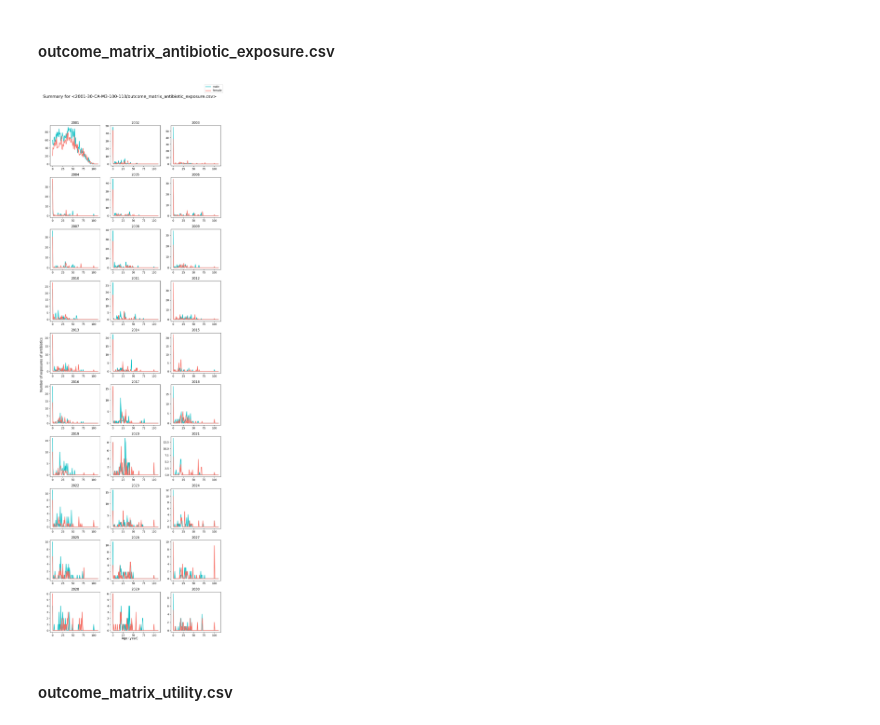
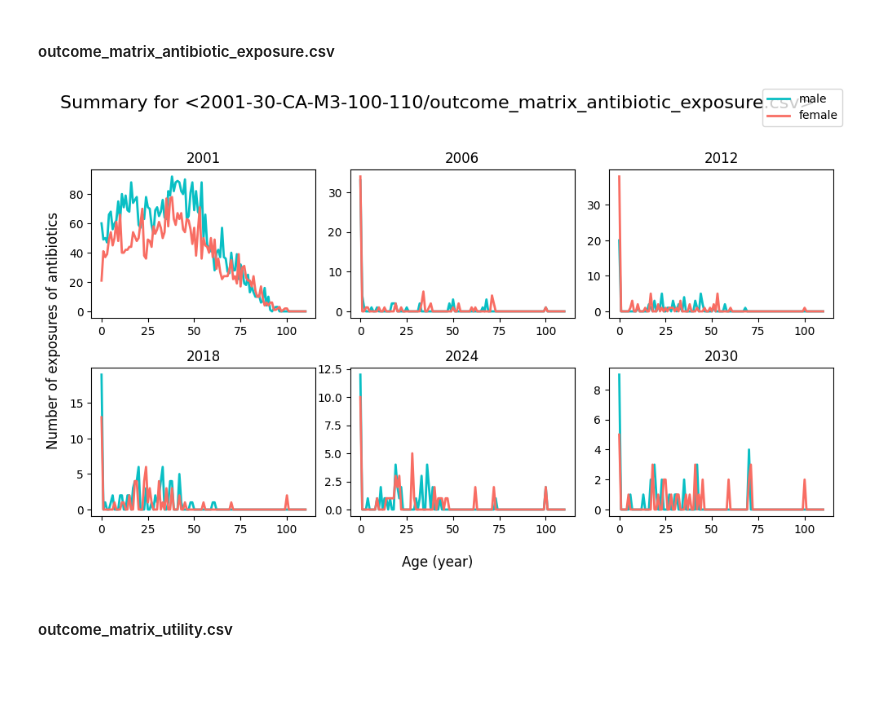
Before and after one commit to resplab/leap, a Jupyter notebook: output_visualizations.ipynb, the cells around one changed output. Drawn from its saved outputs; the diff is of its cells as text; code cells hidden in the pictures; blank space fills up the shorter version.

```diff
--- a/output_visualizations.ipynb
+++ b/output_visualizations.ipynb
@@ -205,5 +231,5 @@ def plot_simulation_csv(
 # %% [markdown]
 #### outcome_matrix_alive.csv
 # %%
-plot_simulation_csv(RUN_BUNDLE_NAME, PATH_OUTPUT, 'alive', 2)
+plot_simulation_csv(RUN_BUNDLE_NAME, PATH_OUTPUT, 'alive', num_graphs=6, user_linewidth=2)
 # %% [output]
@@ -211,9 +237,9 @@ plot_simulation_csv(RUN_BUNDLE_NAME, PATH_OUTPUT, 'alive', 2)
 # %% [markdown]
 #### outcome_matrix_antibiotic_exposure.csv
 # %%
-plot_simulation_csv(RUN_BUNDLE_NAME, PATH_OUTPUT, 'antibiotic_exposure', 2)
+plot_simulation_csv(RUN_BUNDLE_NAME, PATH_OUTPUT, 'antibiotic_exposure', num_graphs=6, user_linewidth=2)
 # %% [output]
-[figure, old version]
+[figure, new version]
 # %% [markdown]
 #### outcome_matrix_utility.csv
 # %%
```
Also changed, not shown: parts of 4 cells of this notebook.
